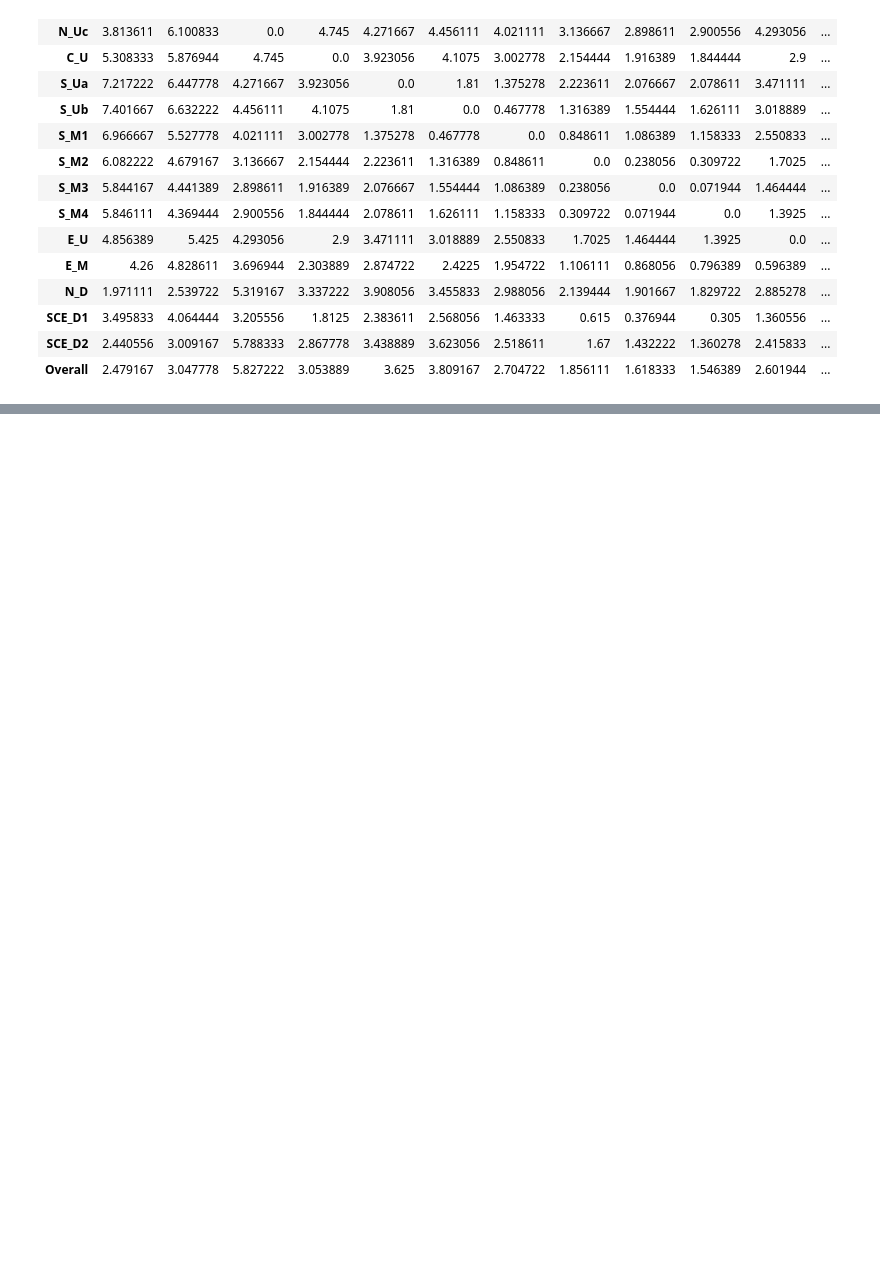
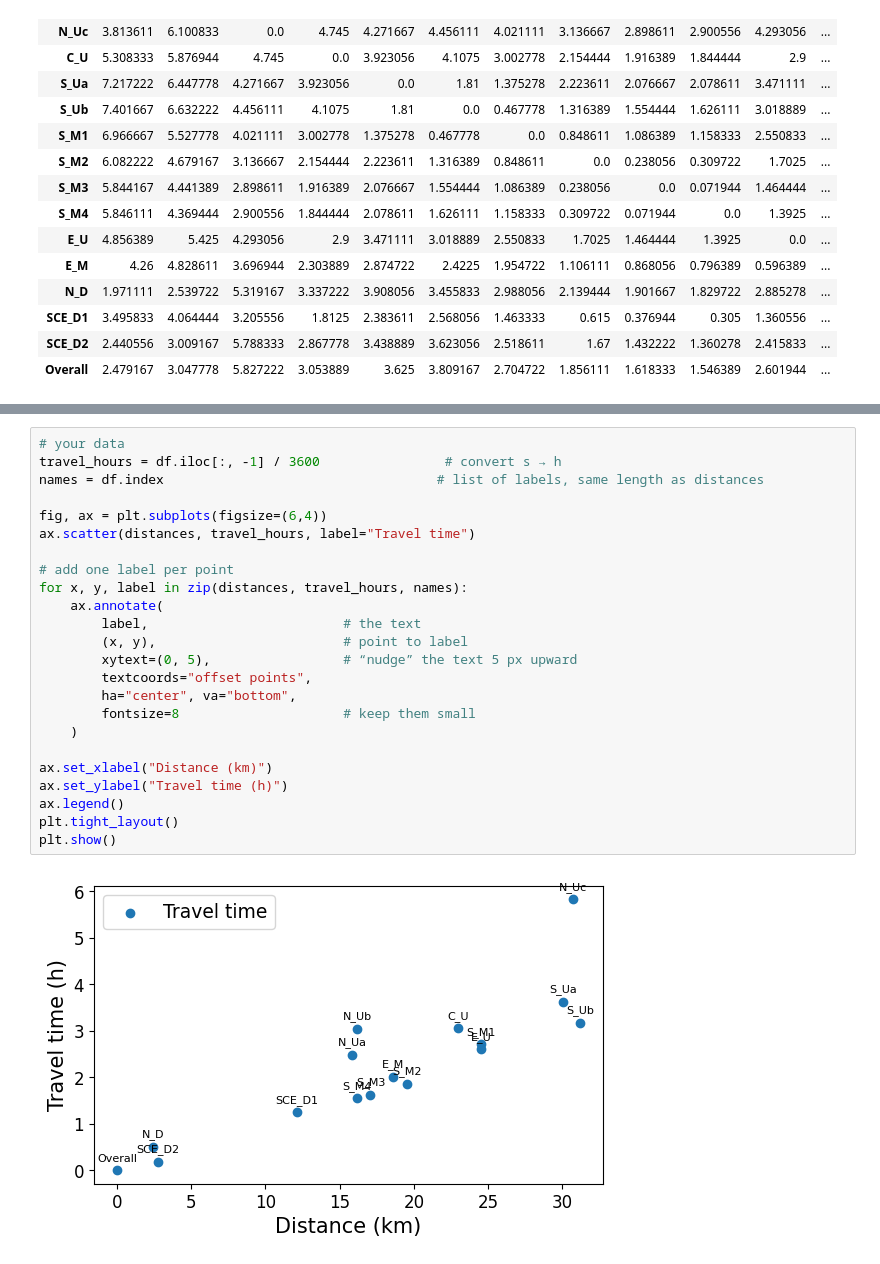
Before and after one commit to schminin/INSIDeMunich, a Jupyter notebook: analysis/scripts/2_calc_travel_times.ipynb, the cells around one changed output, grey strips where cells are left out. Drawn from its saved outputs; the diff is of its cells as text; blank space fills up the shorter version.

```diff
--- a/analysis/scripts/2_calc_travel_times.ipynb
+++ b/analysis/scripts/2_calc_travel_times.ipynb
@@ -49,0 +83,26 @@ df.reindex(index=list(manhole_names.values()),columns=list(manhole_names.values(
+# %%
+# your data
+travel_hours = df.iloc[:, -1] / 3600                # convert s → h
+names = df.index                                   # list of labels, same length as distances
+
+fig, ax = plt.subplots(figsize=(6,4))
+ax.scatter(distances, travel_hours, label="Travel time")
+
+# add one label per point
+for x, y, label in zip(distances, travel_hours, names):
+    ax.annotate(
+        label,                         # the text
+        (x, y),                        # point to label
+        xytext=(0, 5),                 # “nudge” the text 5 px upward
+        textcoords="offset points",
+        ha="center", va="bottom",
+        fontsize=8                     # keep them small
+    )
+
+ax.set_xlabel("Distance (km)")
+ax.set_ylabel("Travel time (h)")
+ax.legend()
+plt.tight_layout()
+plt.show()
+# %% [output]
+[figure, added]
```
Also changed, not shown: parts of 4 cells of this notebook.
